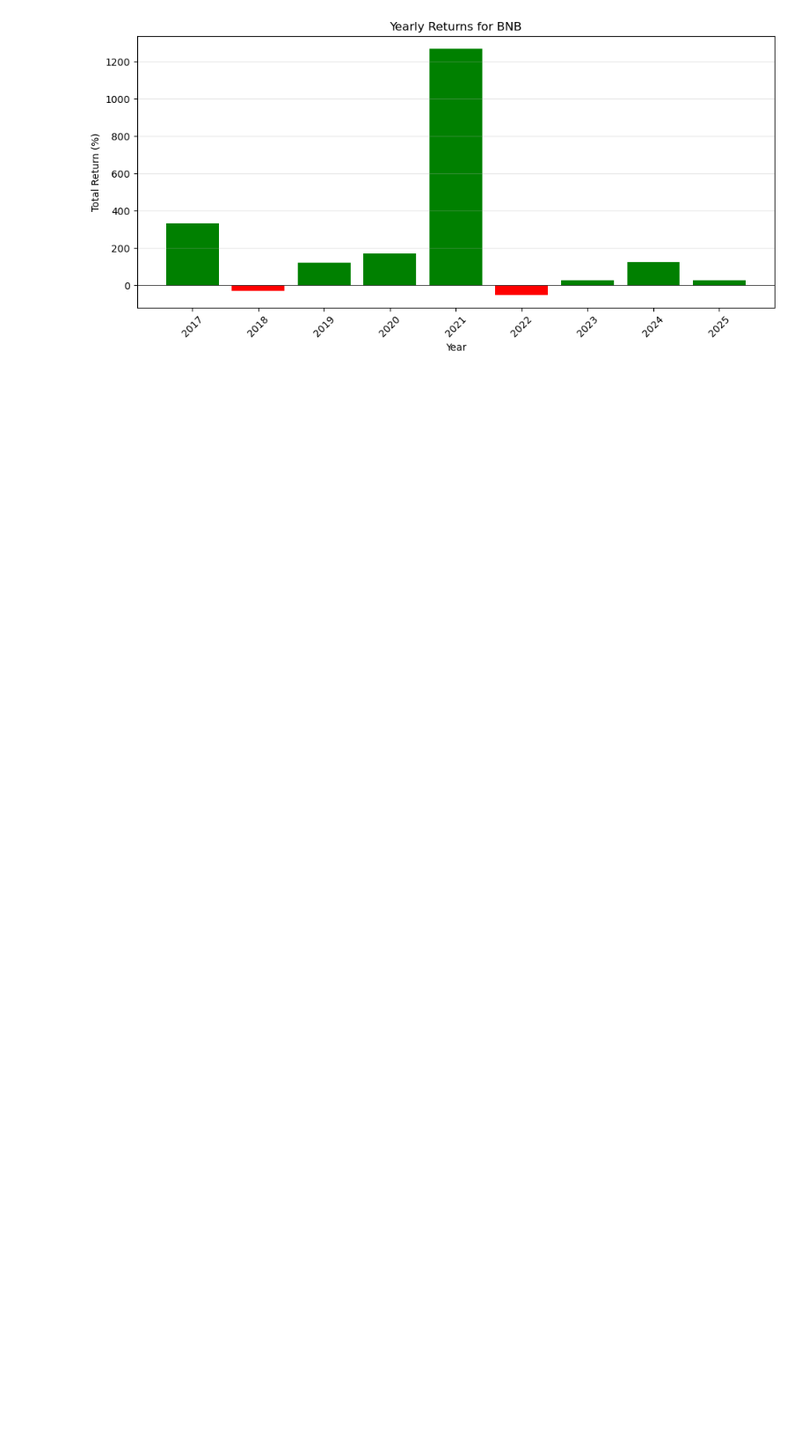
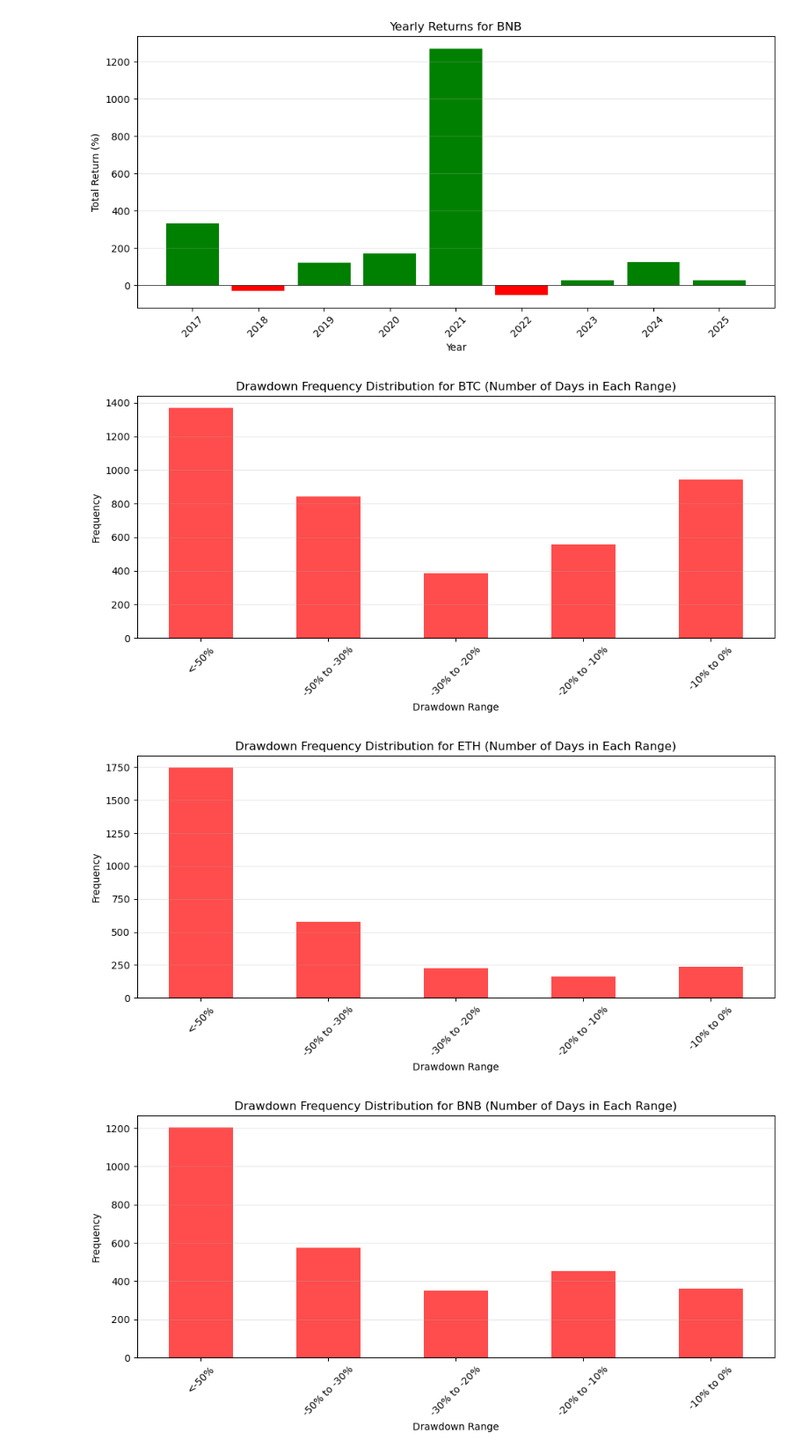
Before and after one commit to scimmione1/FromZeroToQuant-, a Jupyter notebook: 05_crypto_analysis/04_Drawdown_analysis.ipynb, the cells around one changed output. Shown: that part at 88% size. Cells and saved outputs as stored; diff of their text form; code cells hidden in the pictures; blank space fills up the shorter version.

Commit message:
# drawdown frequency analysis for each year

```diff
--- a/05_crypto_analysis/04_Drawdown_analysis.ipynb
+++ b/05_crypto_analysis/04_Drawdown_analysis.ipynb
@@ -224,8 +224,8 @@ for name, crypto_df in zip(crypto_names, crypto_dfs):
         opacity=0.8
     ))
 
-    # Add return bars - green for positive, salmon for negative
-    colors = ['green' if r >= 0 else 'salmon' for r in yearly_returns]
+    # Add return bars - green for positive, red for negative
+    colors = ['green' if r >= 0 else 'red' for r in yearly_returns]
     fig.add_trace(go.Bar(
         x=[y + 0.2 for y in years],
         y=yearly_returns.values * 100,
@@ -261,3 +261,46 @@ for name, crypto_df in zip(crypto_names, crypto_dfs):
     )
 
     fig.show()
+# %%
+"""
+The frequency in each bin represents the number of days where the drawdown fell within each specified range.
+
+Here's what each bin means:
+
+Bin	Meaning
+<-50%	Days when the portfolio was down more than 50% from its peak
+-50% to -30%	Days when down between 30% and 50% from peak
+-30% to -20%	Days when down between 20% and 30% from peak
+-20% to -10%	Days when down between 10% and 20% from peak
+-10% to 0%	Days when down less than 10% from peak (or at peak)
+"""
+
+# drawdown frequency analysis
+for name, crypto_df in zip(crypto_names, crypto_dfs):
+    # Filter valid data (Close > 0)
+    valid_data = crypto_df[crypto_df['Close'] > 0]
+
+    # Define drawdown bins
+    bins = [-1.0, -0.5, -0.3, -0.2, -0.1, 0.0]
+    labels = ['<-50%', '-50% to -30%', '-30% to -20%', '-20% to -10%', '-10% to 0%']
+
+    # Bin the drawdown values
+    valid_data['drawdown_bin'] = pd.cut(valid_data['drawdown'], bins=bins, labels=labels)
+
+    # Count frequency in each bin
+    drawdown_freq = valid_data['drawdown_bin'].value_counts().sort_index()
+
+    # Plot frequency distribution
+    plt.figure(figsize=(10, 5))
+    drawdown_freq.plot(kind='bar', color='red', alpha=0.7)
+    plt.title(f'Drawdown Frequency Distribution for {name} (Number of Days in Each Range)')
+    plt.xlabel('Drawdown Range')
+    plt.ylabel('Frequency')
+    plt.xticks(rotation=45)
+    plt.grid(axis='y', alpha=0.3)
+    plt.tight_layout()
+    plt.show()
+# %% [output]
+[figure, added]
+[figure, added]
+[figure, added]
```
Also changed, not shown: parts of 1 cell of this notebook.
